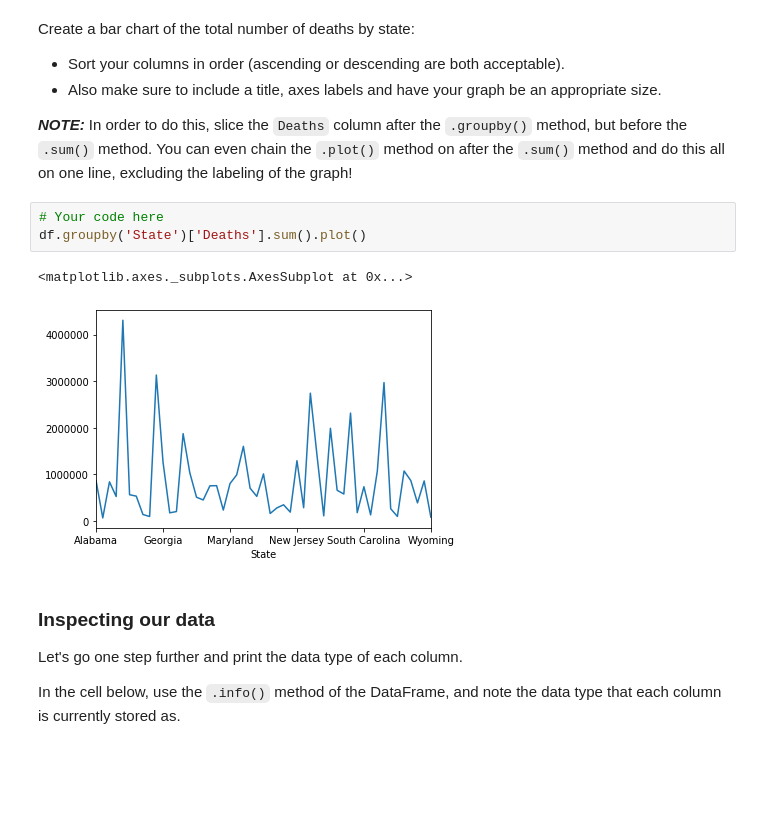
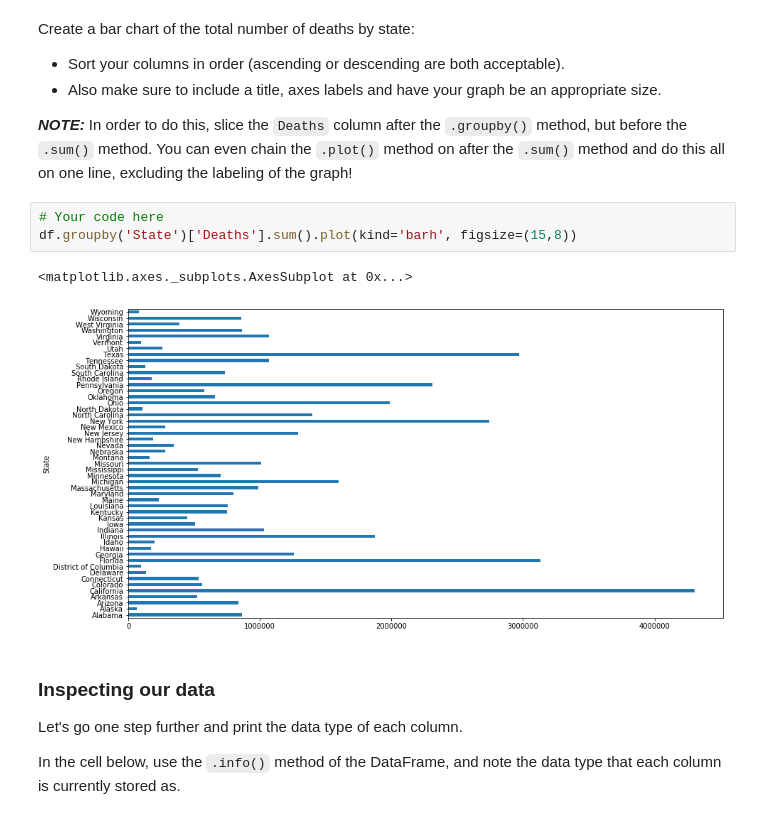
Before and after one commit to GabeSArn/dsc-pivot-tables-pandas-lab-nyc-ds-033020, a Jupyter notebook: index.ipynb, the cells around one changed output. Cells and saved outputs as stored; diff of their text form; blank space fills up the shorter version.

```diff
--- a/index.ipynb
+++ b/index.ipynb
@@ -113,10 +113,10 @@ Create a bar chart of the total number of deaths by state:
 **_NOTE:_** In order to do this, slice the `Deaths` column after the `.groupby()` method, but before the `.sum()` method.  You can even chain the `.plot()` method on after the `.sum()` method and do this all on one line, excluding the labeling of the graph!
 # %%
 # Your code here
-df.groupby('State')['Deaths'].sum().plot()
+df.groupby('State')['Deaths'].sum().plot(kind='barh', figsize=(15,8))
 # %% [output]
 <matplotlib.axes._subplots.AxesSubplot at 0x...>
-[figure, old version]
+[figure, new version]
 # %% [markdown]
 ### Inspecting our data
 
```
